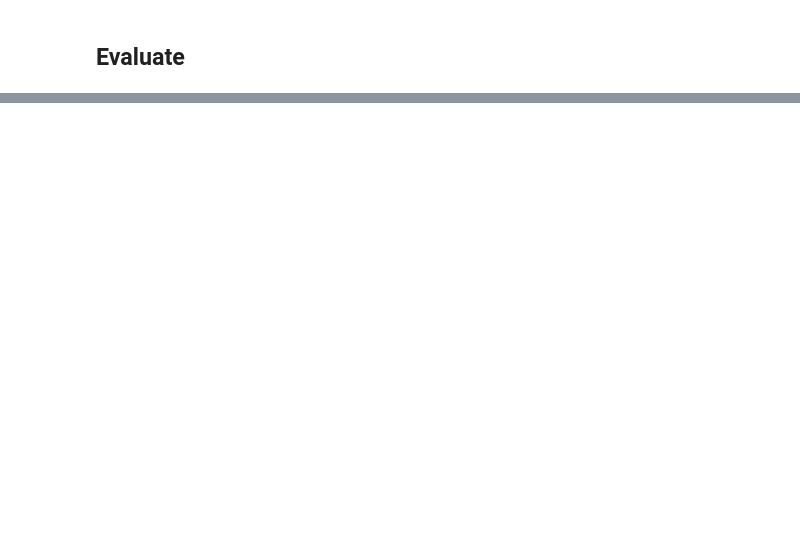
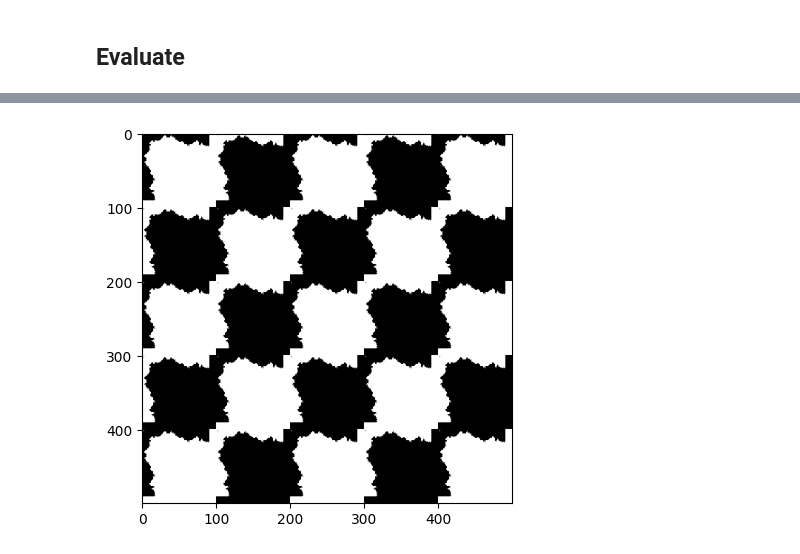
Before and after one commit to adachille/tessellation, a Jupyter notebook: examples/01_genetic_algorithm_tesselation.ipynb, the cells around one changed output, grey strips where cells are left out. Saved outputs shown, nothing was run; the diff lists cells and outputs as text; code cells hidden in the pictures; blank space fills up the shorter version.

```diff
--- a/examples/01_genetic_algorithm_tesselation.ipynb
+++ b/examples/01_genetic_algorithm_tesselation.ipynb
@@ -152,0 +164,4 @@ KeyboardInterrupt:
+# %%
+load_and_display("alien_hand_holding")
+# %% [output]
+[figure, added]
```
Also changed, not shown: parts of 5 cells of this notebook, 1 other file.
